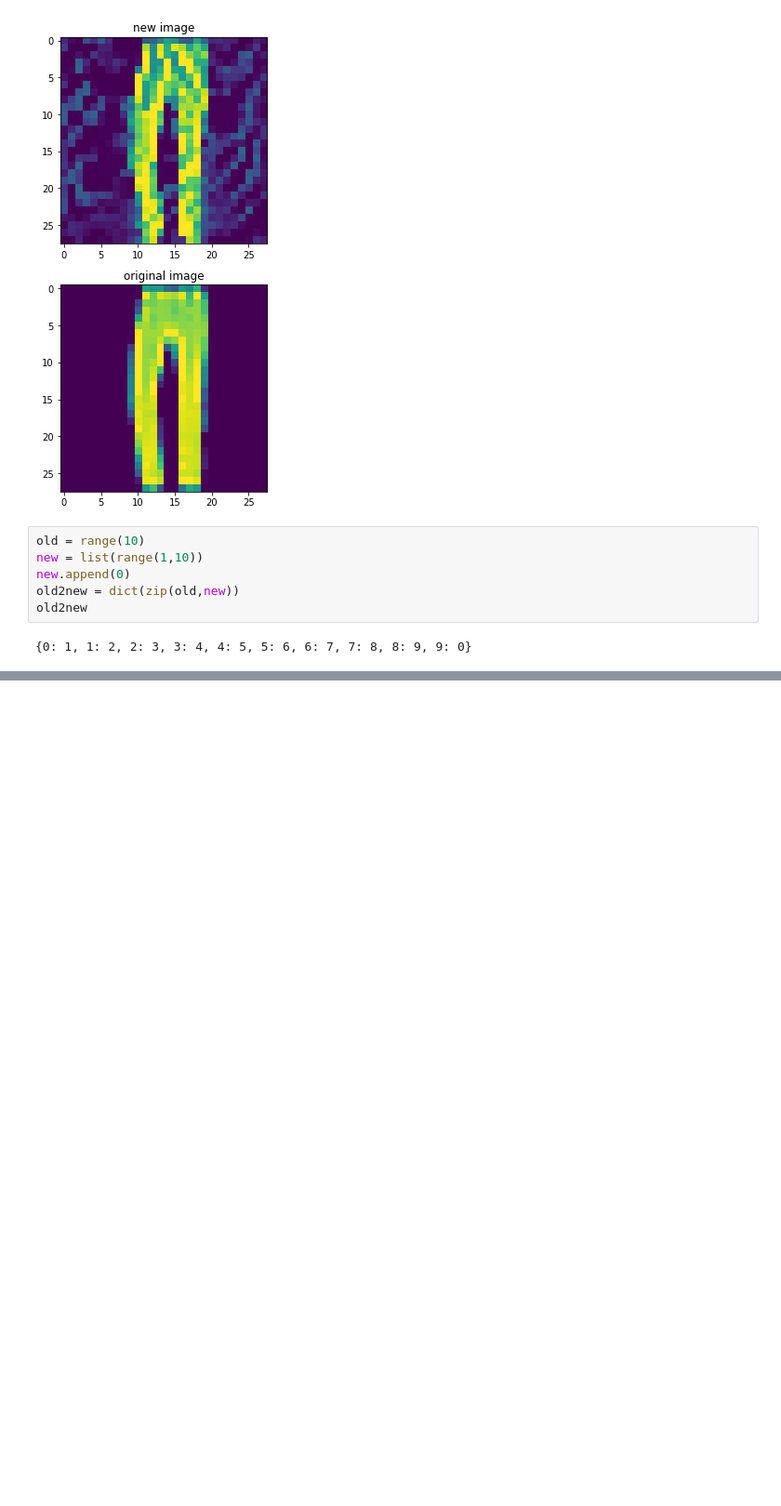
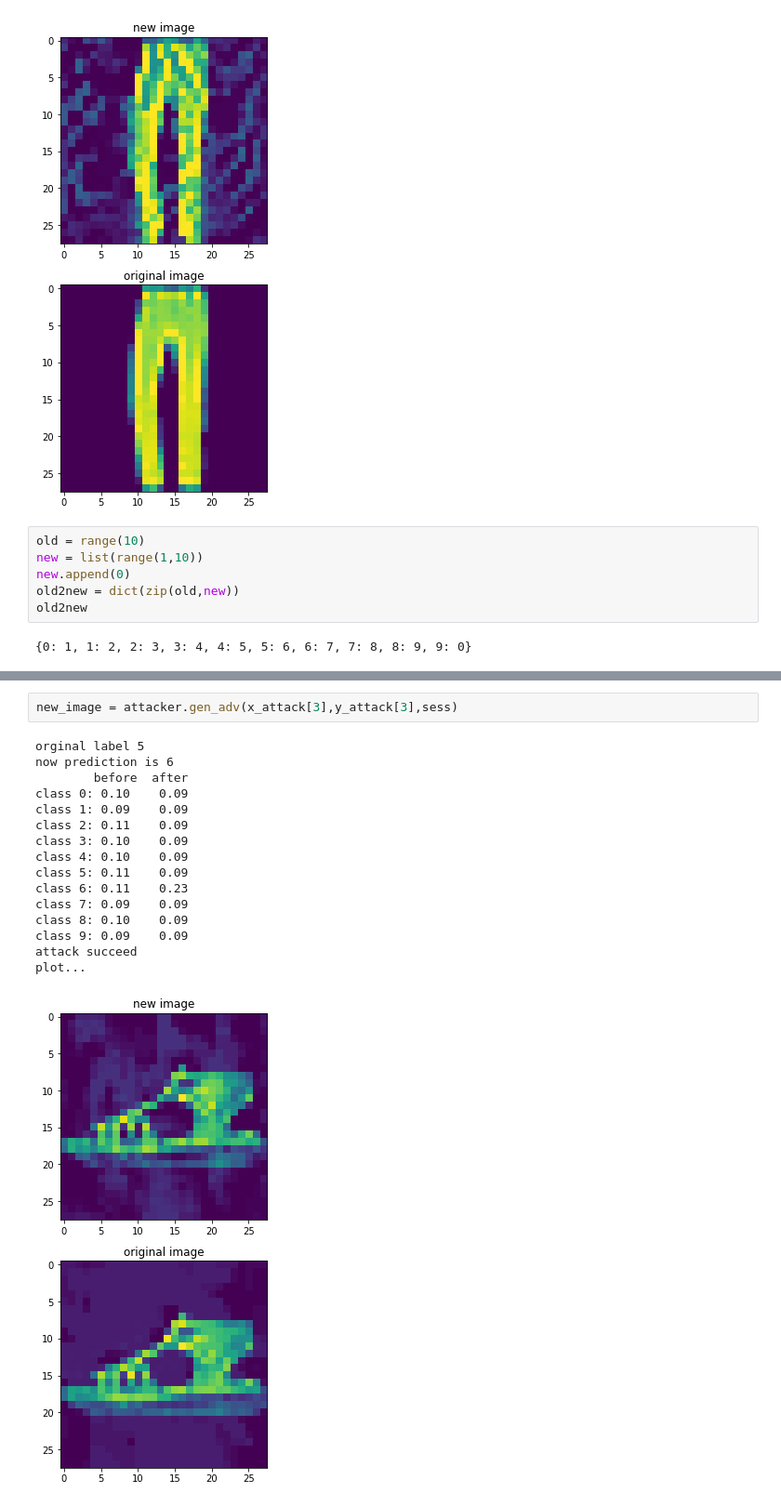
Before and after one commit to kifish/ml-base, a Jupyter notebook: pku-deep-learning/lg-course/assignment2/code/white_box_attack.ipynb, the cells around one changed output, grey strips where cells are left out. Shown at 93% size. Cells and saved outputs as stored; diff of their text form; blank space fills up the shorter version.

```diff
--- a/pku-deep-learning/lg-course/assignment2/code/white_box_attack.ipynb
+++ b/pku-deep-learning/lg-course/assignment2/code/white_box_attack.ipynb
@@ -343,0 +632,19 @@ old2new
+# %%
+new_image = attacker.gen_adv(x_attack[3],y_attack[3],sess)
+# %% [output]
+orginal label 5
+now prediction is 6
+        before  after
+class 0: 0.10    0.09
+class 1: 0.09    0.09
+class 2: 0.11    0.09
+class 3: 0.10    0.09
+class 4: 0.10    0.09
+class 5: 0.11    0.09
+class 6: 0.11    0.23
+class 7: 0.09    0.09
+class 8: 0.10    0.09
+class 9: 0.09    0.09
+attack succeed
+plot...
+[figure, added]
```
Also changed, not shown: parts of 12 cells of this notebook, 2 other files.
